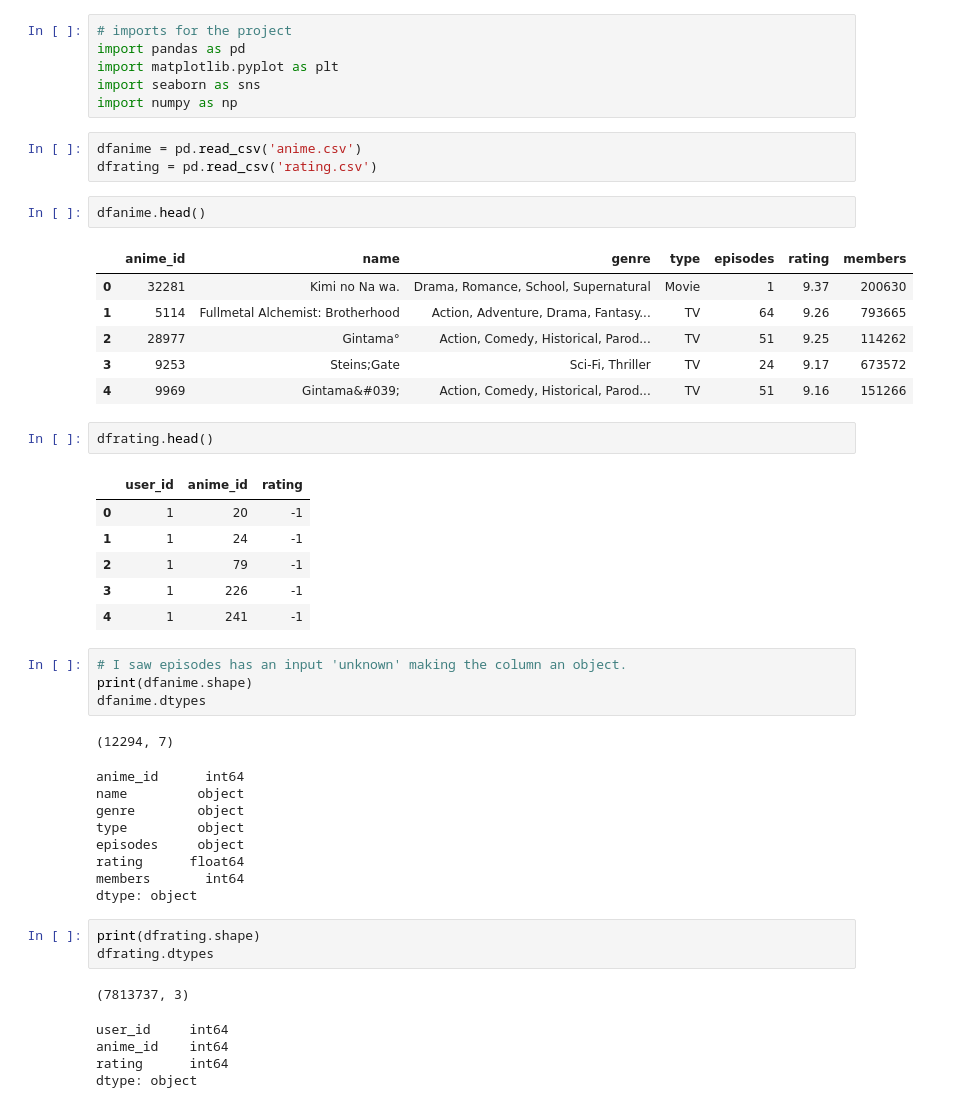
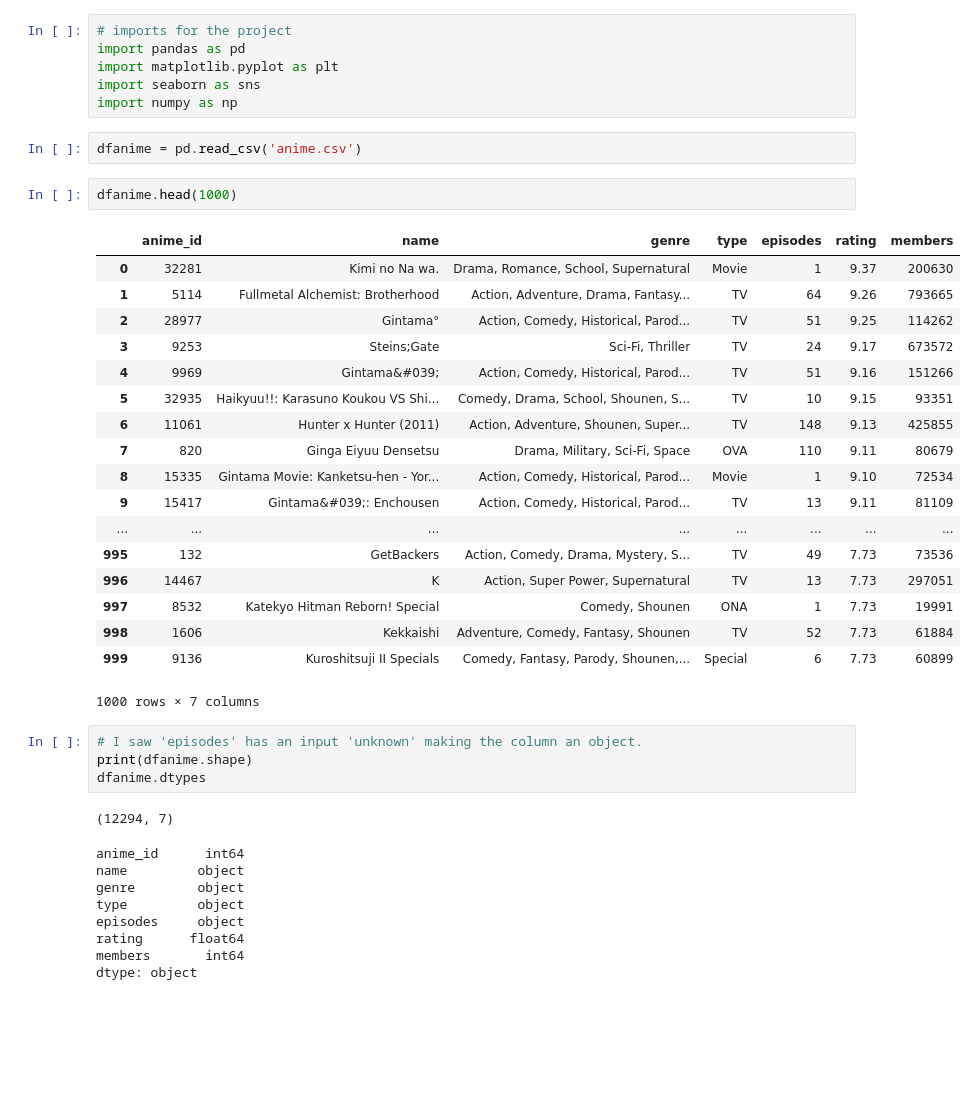
Before and after one commit to AkiBae4891/DS-Unit-1-Sprint-5-Data-Storytelling-Blog-Post, a Jupyter notebook: Anime_Project_1.ipynb, the cells around one changed output. Saved outputs shown, nothing was run; the diff lists cells and outputs as text; blank space fills up the shorter version.

```diff
--- a/Anime_Project_1.ipynb
+++ b/Anime_Project_1.ipynb
@@ -8,27 +8,29 @@ import seaborn as sns
 import numpy as np
 # %%
 dfanime = pd.read_csv('anime.csv')
-dfrating = pd.read_csv('rating.csv')
 # %%
-dfanime.head()
+dfanime.head(1000)
 # %% [output]
 |  | anime_id | name | genre | type | episodes | rating | members |
 | 0 | 32281 | Kimi no Na wa. | Drama, Romance, School, Supernatural | Movie | 1 | 9.37 | 200630 |
 | 1 | 5114 | Fullmetal Alchemist: Brotherhood | Action, Adventure, Drama, Fantasy... | TV | 64 | 9.26 | 793665 |
 | 2 | 28977 | Gintama° | Action, Comedy, Historical, Parod... | TV | 51 | 9.25 | 114262 |
 | 3 | 9253 | Steins;Gate | Sci-Fi, Thriller | TV | 24 | 9.17 | 673572 |
 | 4 | 9969 | Gintama&#039; | Action, Comedy, Historical, Parod... | TV | 51 | 9.16 | 151266 |
+| 5 | 32935 | Haikyuu!!: Karasuno Koukou VS Shi... | Comedy, Drama, School, Shounen, S... | TV | 10 | 9.15 | 93351 |
+| 6 | 11061 | Hunter x Hunter (2011) | Action, Adventure, Shounen, Super... | TV | 148 | 9.13 | 425855 |
+| 7 | 820 | Ginga Eiyuu Densetsu | Drama, Military, Sci-Fi, Space | OVA | 110 | 9.11 | 80679 |
+| 8 | 15335 | Gintama Movie: Kanketsu-hen - Yor... | Action, Comedy, Historical, Parod... | Movie | 1 | 9.10 | 72534 |
+| 9 | 15417 | Gintama&#039;: Enchousen | Action, Comedy, Historical, Parod... | TV | 13 | 9.11 | 81109 |
+| ... | ... | ... | ... | ... | ... | ... | ... |
+| 995 | 132 | GetBackers | Action, Comedy, Drama, Mystery, S... | TV | 49 | 7.73 | 73536 |
+| 996 | 14467 | K | Action, Super Power, Supernatural | TV | 13 | 7.73 | 297051 |
+| 997 | 8532 | Katekyo Hitman Reborn! Special | Comedy, Shounen | ONA | 1 | 7.73 | 19991 |
+| 998 | 1606 | Kekkaishi | Adventure, Comedy, Fantasy, Shounen | TV | 52 | 7.73 | 61884 |
+| 999 | 9136 | Kuroshitsuji II Specials | Comedy, Fantasy, Parody, Shounen,... | Special | 6 | 7.73 | 60899 |
+1000 rows × 7 columns
-# %%
-dfrating.head()
-# %% [output]
-|  | user_id | anime_id | rating |
-| 0 | 1 | 20 | -1 |
-| 1 | 1 | 24 | -1 |
-| 2 | 1 | 79 | -1 |
-| 3 | 1 | 226 | -1 |
-| 4 | 1 | 241 | -1 |
 # %%
-# I saw episodes has an input 'unknown' making the column an object.
+# I saw 'episodes' has an input 'unknown' making the column an object.
 print(dfanime.shape)
 dfanime.dtypes
 # %% [output]
@@ -41,12 +43,3 @@ episodes     object
 rating      float64
 members       int64
 dtype: object
-# %%
-print(dfrating.shape)
-dfrating.dtypes
-# %% [output]
-(7813737, 3)
-user_id     int64
-anime_id    int64
-rating      int64
-dtype: object
```
Also changed, not shown: parts of 4 cells of this notebook.
